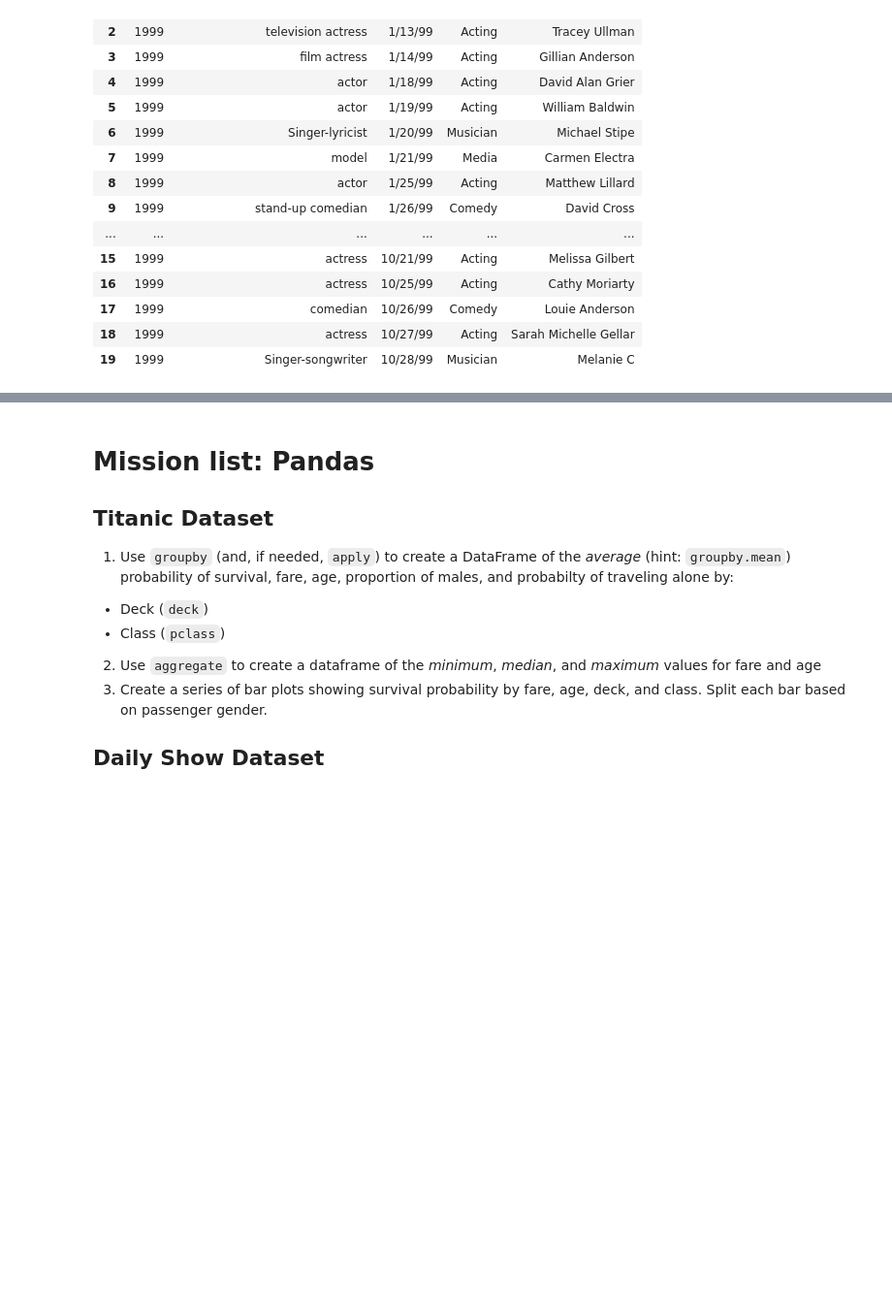
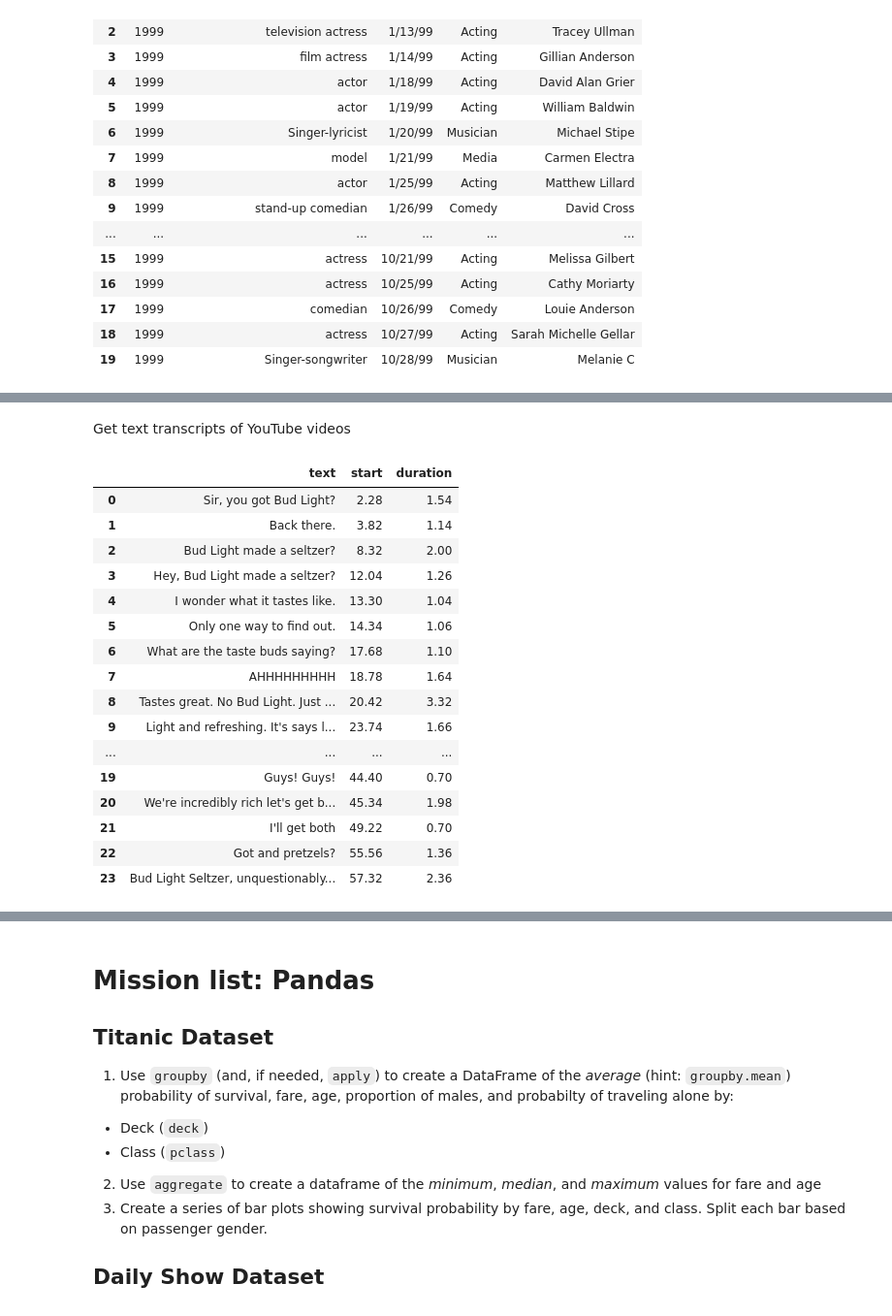
Before and after one commit to ContextLab/cs-for-psych, a Jupyter notebook: slides/module_4/pandas_and_sklearn.ipynb, the cells around one changed output, grey strips where cells are left out. Shown: that part at 97% size. Drawn from its saved outputs; the diff is of its cells as text; code cells hidden in the pictures; blank space fills up the shorter version.

Commit message:
Added transcript downloader

```diff
--- a/slides/module_4/pandas_and_sklearn.ipynb
+++ b/slides/module_4/pandas_and_sklearn.ipynb
@@ -84,6 +108,35 @@ superbowl_ads.head(10)
 | 7 | 2020 | Kia | https://superbowl-ads.com/2020-ki... | https://www.youtube.com/watch?v=l... | False | False | False | ... |
 | 8 | 2020 | Hynudai | https://superbowl-ads.com/2020-hy... | https://www.youtube.com/watch?v=W... | True | True | False | ... |
 | 9 | 2020 | Budweiser | https://superbowl-ads.com/2020-bu... | https://www.youtube.com/watch?v=J... | False | True | True | ... |
+# %% [markdown]
+Get text transcripts of YouTube videos
+# %%
+def get_transcript(url):
+  try:
+    x = YouTubeTranscriptApi.get_transcript(url.split('?v=')[1])
+    return pd.DataFrame.from_dict(x)
+  except:
+    return None
+# %%
+get_transcript(superbowl_ads.iloc[1]['youtube_url'])
+# %% [output]
+|  | text | start | duration |
+| 0 | Sir, you got Bud Light? | 2.28 | 1.54 |
+| 1 | Back there. | 3.82 | 1.14 |
+| 2 | Bud Light made a seltzer? | 8.32 | 2.00 |
+| 3 | Hey, Bud Light made a seltzer? | 12.04 | 1.26 |
+| 4 | I wonder what it tastes like. | 13.30 | 1.04 |
+| 5 | Only one way to find out. | 14.34 | 1.06 |
+| 6 | What are the taste buds saying? | 17.68 | 1.10 |
+| 7 | AHHHHHHHHH | 18.78 | 1.64 |
+| 8 | Tastes great. No Bud Light. Just ... | 20.42 | 3.32 |
+| 9 | Light and refreshing. It's says l... | 23.74 | 1.66 |
+| ... | ... | ... | ... |
+| 19 | Guys! Guys! | 44.40 | 0.70 |
+| 20 | We're incredibly rich let's get b... | 45.34 | 1.98 |
+| 21 | I'll get both | 49.22 | 0.70 |
+| 22 | Got and pretzels? | 55.56 | 1.36 |
+| 23 | Bud Light Seltzer, unquestionably... | 57.32 | 2.36 |
 # %% [markdown]
 # Your mission, should you choose to accept it...
 
```
Also changed, not shown: parts of 2 cells of this notebook.
